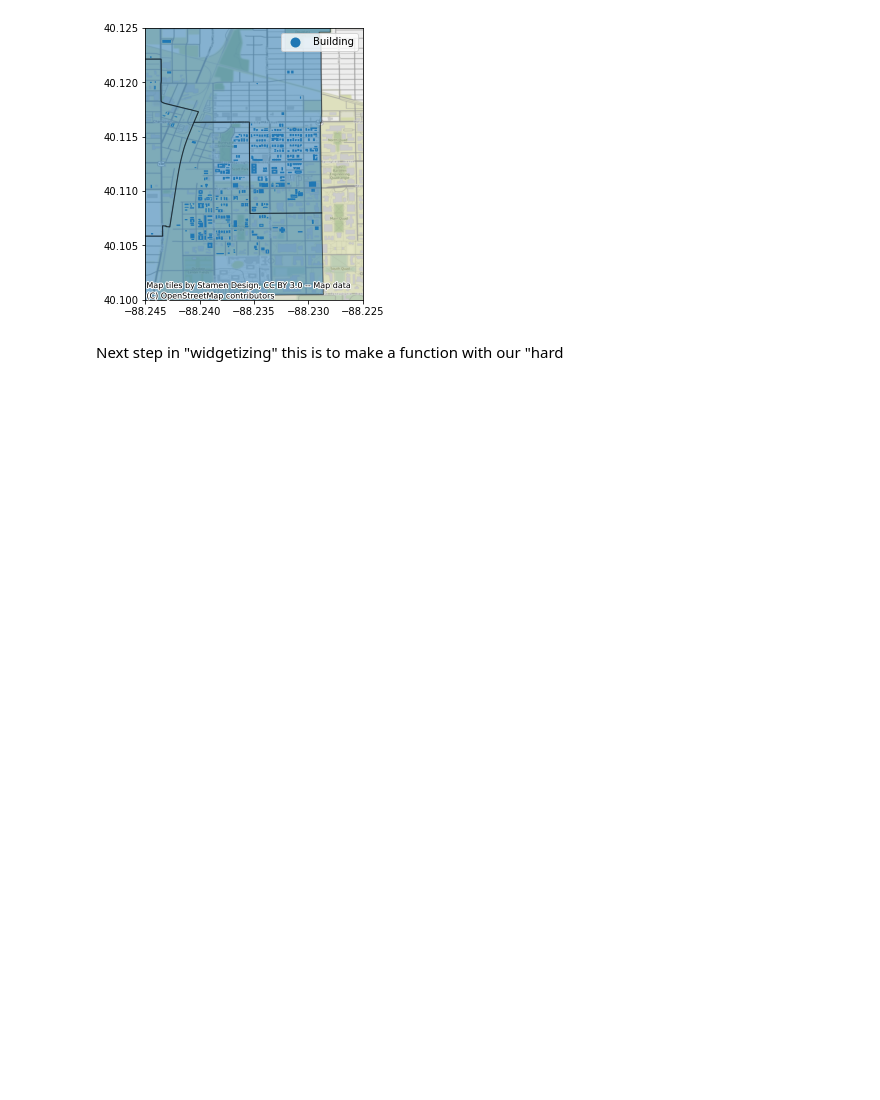
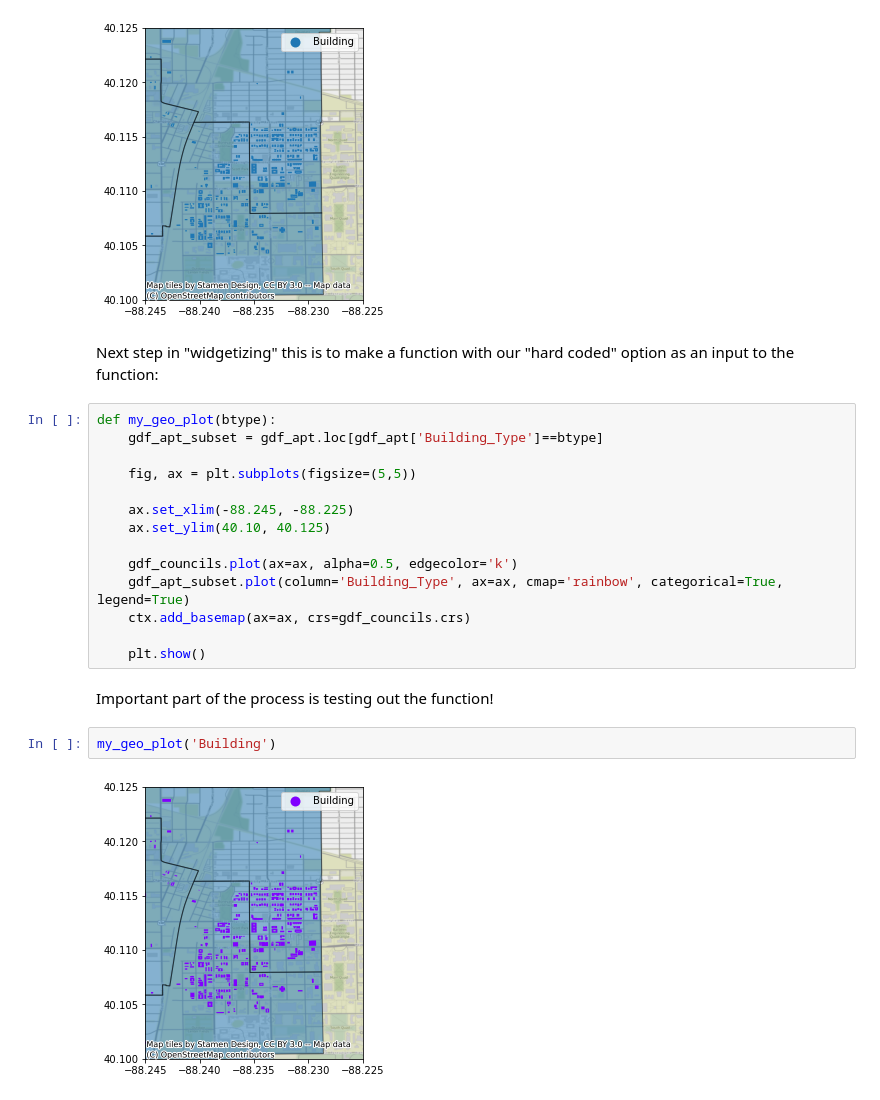
Before and after one commit to UIUC-iSchool-DataViz/is445_spring2021, a Jupyter notebook: week07/inClass_week07.ipynb, the cells around one changed output. Saved outputs shown, nothing was run; the diff lists cells and outputs as text; blank space fills up the shorter version.

```diff
--- a/week07/inClass_week07.ipynb
+++ b/week07/inClass_week07.ipynb
@@ -667,4 +667,24 @@ plt.show()
 # %% [output]
 [figure]
 # %% [markdown]
-Next step in "widgetizing" this is to make a function with our "hard
+Next step in "widgetizing" this is to make a function with our "hard coded" option as an input to the function:
+# %%
+def my_geo_plot(btype):
+    gdf_apt_subset = gdf_apt.loc[gdf_apt['Building_Type']==btype]
+
+    fig, ax = plt.subplots(figsize=(5,5))
+
+    ax.set_xlim(-88.245, -88.225)
+    ax.set_ylim(40.10, 40.125)
+
+    gdf_councils.plot(ax=ax, alpha=0.5, edgecolor='k')
+    gdf_apt_subset.plot(column='Building_Type', ax=ax, cmap='rainbow', categorical=True, legend=True)
+    ctx.add_basemap(ax=ax, crs=gdf_councils.crs)
+
+    plt.show()
+# %% [markdown]
+Important part of the process is testing out the function!
+# %%
+my_geo_plot('Building')
+# %% [output]
+[figure, added]
```
Also changed, not shown: parts of 1 cell of this notebook.
